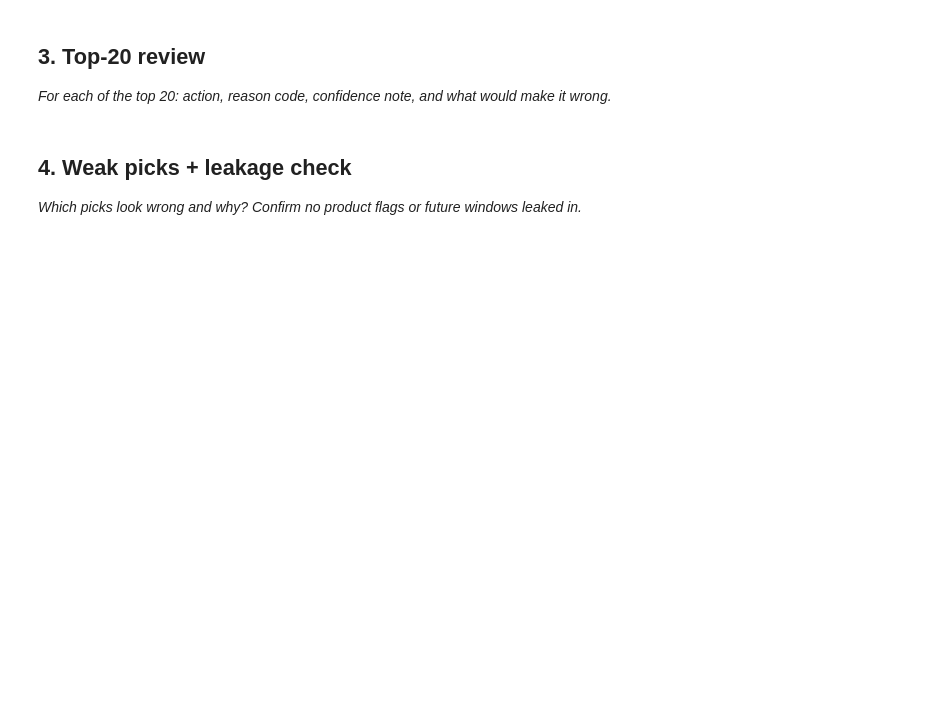
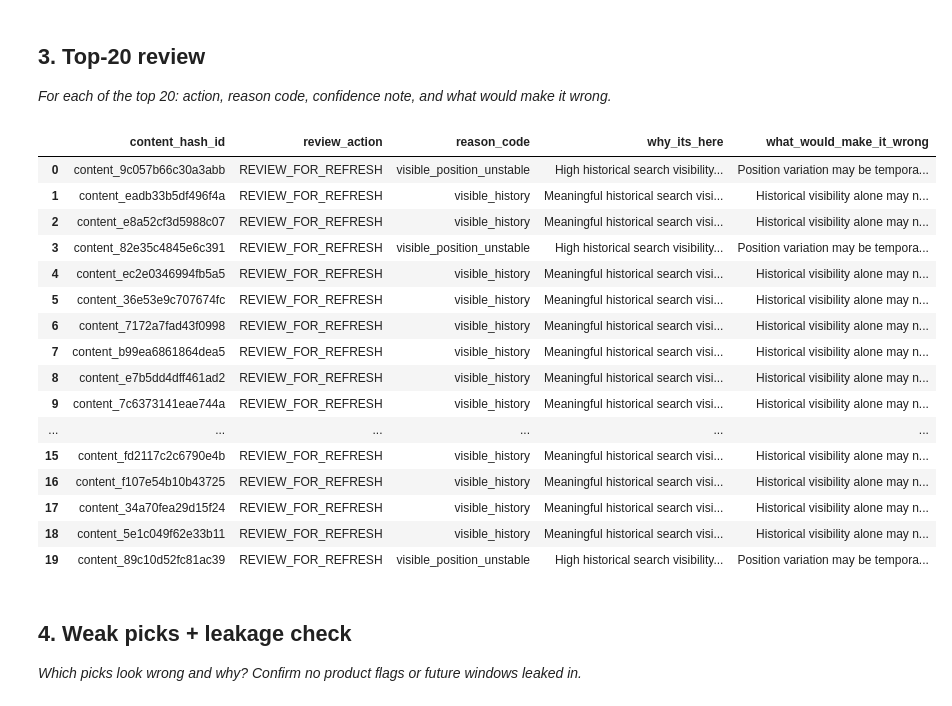
Before and after one commit to aniketp2005/FlyRank_StarterNotebook, a Jupyter notebook: work/notebooks/w04_baseline_score.ipynb, the cells around one changed output. Cells and saved outputs as stored; diff of their text form; code cells hidden in the pictures; blank space fills up the shorter version.

```diff
--- a/work/notebooks/w04_baseline_score.ipynb
+++ b/work/notebooks/w04_baseline_score.ipynb
@@ -30,3 +210,54 @@ This skeleton is yours to fill. Work the sections **in order** — each one has
+# %%
+# This cell is for CODE (numbers, a query, a check).
+# Write your text answer in the cell ABOVE this one — typing sentences here breaks Run All.
+# Review the top 20 ranked pages
+
+top20 = queue.head(20).copy()
+
+top20["review_action"] = top20["action_label"]
+
+top20["why_its_here"] = top20["reason_code"].map({
+    "visible_position_unstable":
+        "High historical search visibility with unstable historical position.",
+    "visible_history":
+        "Meaningful historical search visibility makes this page worth reviewing.",
+    "below_review_threshold":
+        "Below the current review threshold."
+})
+
+top20["what_would_make_it_wrong"] = np.where(
+    top20["reason_code"] == "visible_position_unstable",
+    "Position variation may be temporary and the content may still be current.",
+    "Historical visibility alone may not mean the page actually needs a refresh."
+)
+
+review_cols = [
+    "content_hash_id",
+    "review_action",
+    "reason_code",
+    "why_its_here",
+    "what_would_make_it_wrong"
+]
+
+top20[review_cols]
+# %% [output]
+|  | content_hash_id | review_action | reason_code | why_its_here | what_would_make_it_wrong |
+| 0 | content_9c057b66c30a3abb | REVIEW_FOR_REFRESH | visible_position_unstable | High historical search visibility... | Position variation may be tempora... |
+| 1 | content_eadb33b5df496f4a | REVIEW_FOR_REFRESH | visible_history | Meaningful historical search visi... | Historical visibility alone may n... |
+| 2 | content_e8a52cf3d5988c07 | REVIEW_FOR_REFRESH | visible_history | Meaningful historical search visi... | Historical visibility alone may n... |
+| 3 | content_82e35c4845e6c391 | REVIEW_FOR_REFRESH | visible_position_unstable | High historical search visibility... | Position variation may be tempora... |
+| 4 | content_ec2e0346994fb5a5 | REVIEW_FOR_REFRESH | visible_history | Meaningful historical search visi... | Historical visibility alone may n... |
+| 5 | content_36e53e9c707674fc | REVIEW_FOR_REFRESH | visible_history | Meaningful historical search visi... | Historical visibility alone may n... |
+| 6 | content_7172a7fad43f0998 | REVIEW_FOR_REFRESH | visible_history | Meaningful historical search visi... | Historical visibility alone may n... |
+| 7 | content_b99ea6861864dea5 | REVIEW_FOR_REFRESH | visible_history | Meaningful historical search visi... | Historical visibility alone may n... |
+| 8 | content_e7b5dd4dff461ad2 | REVIEW_FOR_REFRESH | visible_history | Meaningful historical search visi... | Historical visibility alone may n... |
+| 9 | content_7c6373141eae744a | REVIEW_FOR_REFRESH | visible_history | Meaningful historical search visi... | Historical visibility alone may n... |
+| ... | ... | ... | ... | ... | ... |
+| 15 | content_fd2117c2c6790e4b | REVIEW_FOR_REFRESH | visible_history | Meaningful historical search visi... | Historical visibility alone may n... |
+| 16 | content_f107e54b10b43725 | REVIEW_FOR_REFRESH | visible_history | Meaningful historical search visi... | Historical visibility alone may n... |
+| 17 | content_34a70fea29d15f24 | REVIEW_FOR_REFRESH | visible_history | Meaningful historical search visi... | Historical visibility alone may n... |
+| 18 | content_5e1c049f62e33b11 | REVIEW_FOR_REFRESH | visible_history | Meaningful historical search visi... | Historical visibility alone may n... |
+| 19 | content_89c10d52fc81ac39 | REVIEW_FOR_REFRESH | visible_position_unstable | High historical search visibility... | Position variation may be tempora... |
 # %% [markdown]
 ## 4. Weak picks + leakage check
 
```
Also changed, not shown: parts of 11 cells of this notebook, 8 other files.
